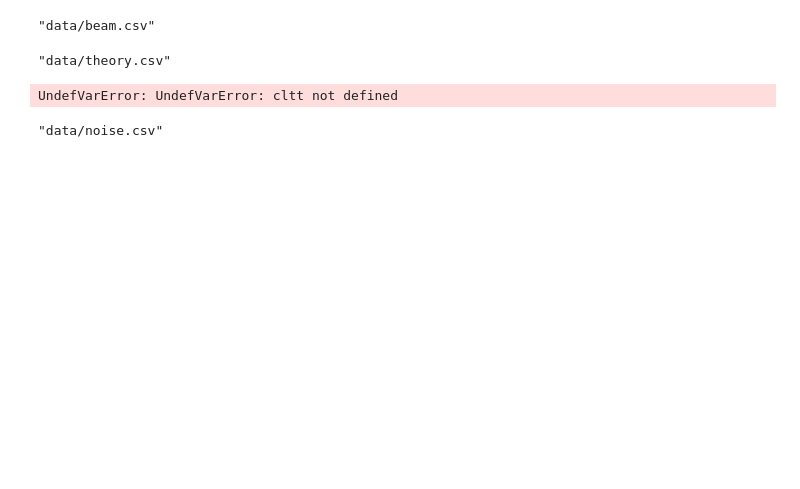
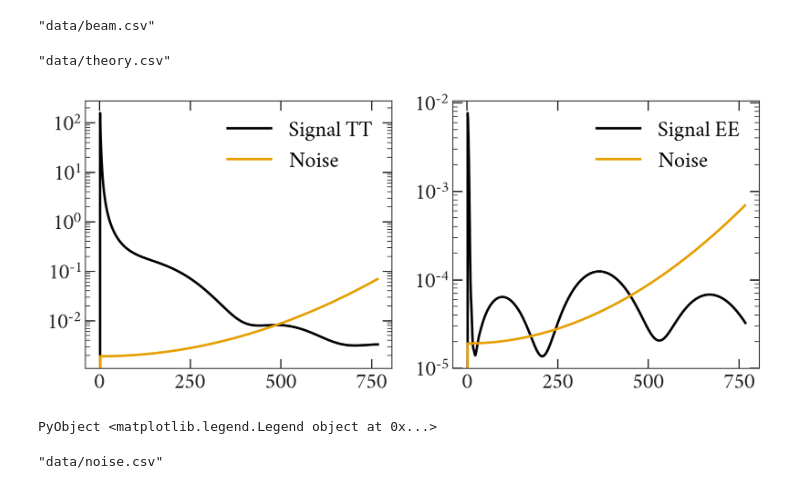
Before and after one commit to xzackli/PowerSpectra.jl, a Jupyter notebook: notebooks/alm.ipynb, the cells around one changed output. Saved outputs shown, nothing was run; the diff lists cells and outputs as text; code cells hidden in the pictures; blank space fills up the shorter version.

```diff
--- a/notebooks/alm.ipynb
+++ b/notebooks/alm.ipynb
@@ -39,21 +37,22 @@ CSV.write("data/theory.csv", theory_df)
 # %%
 nltt = nw.get_Nl(theta_fwhm=20.0, sigma_T=150, l_max=lmax+1)
 nlee = nltt ./ 100
 # nl[0:2] = 0.0
 
 fig, axes = plt.subplots(1, 2, figsize=(10,4))
 
-axes[1].plot(cltt, "-", label="Signal TT")
+axes[1].plot(theory_df.cltt, "-", label="Signal TT")
 axes[1].plot(nltt, "-", label="Noise")
 axes[1].set_yscale("log")
 axes[1].legend()
 
-axes[2].plot(clee, "-", label="Signal EE")
+axes[2].plot(theory_df.clee, "-", label="Signal EE")
 axes[2].plot(nlee, "-", label="Noise")
 axes[2].set_yscale("log")
 axes[2].legend()
 # %% [output]
+[figure, added]
-UndefVarError: UndefVarError: cltt not defined
+PyObject <matplotlib.legend.Legend object at 0x...>
 # %%
 noise_df = DataFrame(l=ell, nltt=nltt, nlee=nlee);
 CSV.write("data/noise.csv", noise_df)
```
Also changed, not shown: parts of 13 cells of this notebook, 4 other files.
